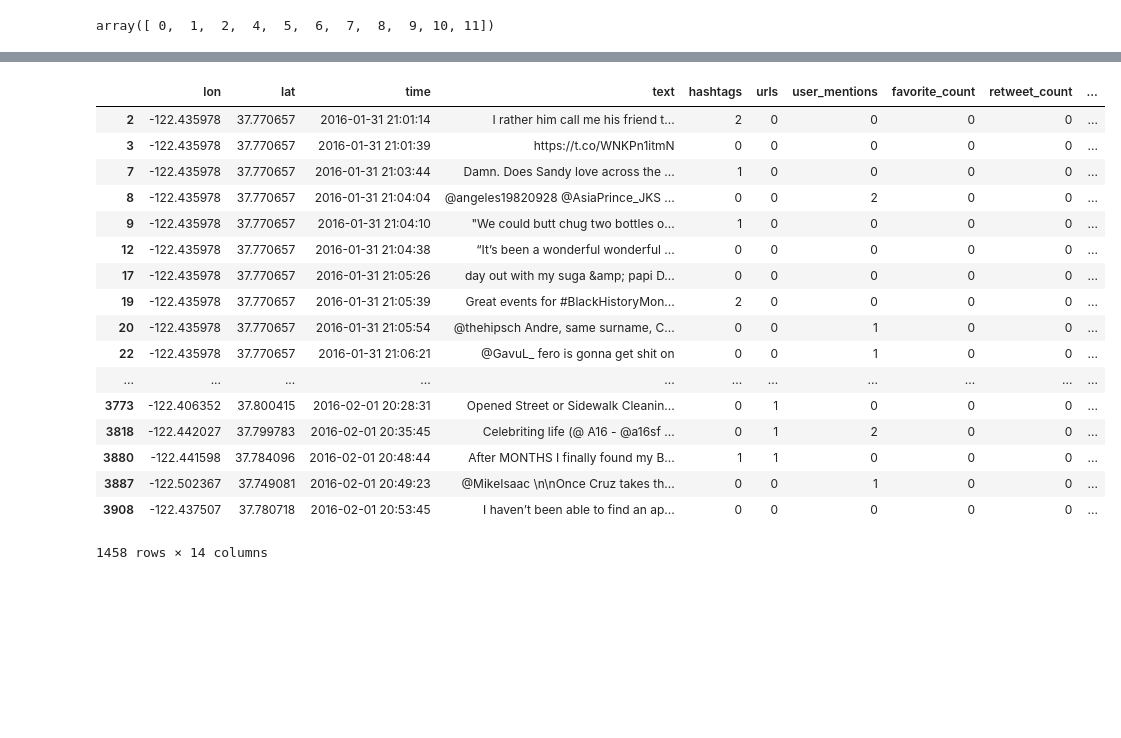
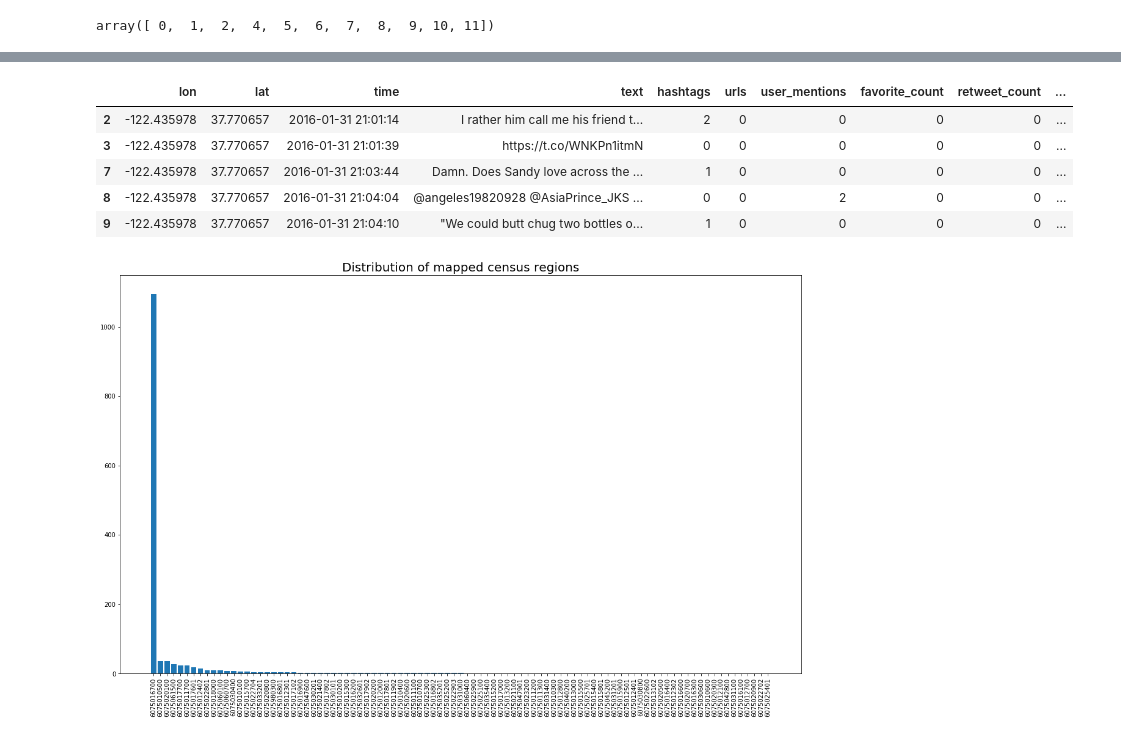
Before and after one commit to sakoki/Rushhour, a Jupyter notebook: code/playground/tweet_mapper.ipynb, the cells around one changed output, grey strips where cells are left out. Cells and saved outputs as stored; diff of their text form; code cells hidden in the pictures; blank space fills up the shorter version.

Commit message:
script for processing tweet features

```diff
--- a/code/playground/tweet_mapper.ipynb
+++ b/code/playground/tweet_mapper.ipynb
@@ -158,14 +159,14 @@ cols
 array([ 0,  1,  2,  4,  5,  6,  7,  8,  9, 10, 11])
 # %%
 # Test
-tweet_coordinate_mapper(shp_file=shp_file,
-                        input_dir=input_dir,
-                        output_dir=output_dir,
-                        file_name="tweet_2016_02_01.csv",
-                        columns=cols,
-                        col_time="time",
-                        zone="US/Pacific")
+test = tweet_coordinate_mapper(shp_file=shp_file,
+                               input_dir=input_dir,
+                               output_dir=output_dir,
+                               file_name="tweet_2016_02_01.csv",
+                               columns=cols,
+                               col_time="time",
+                               zone="US/Pacific")
 
-tweet_coordinate_mapper.head()
+test.head()
 # %% [output]
 Running tweet_coordinate_mapper...
@@ -173,18 +175,16 @@ Finished in 1.5909s
 |  | lon | lat | time | text | hashtags | urls | user_mentions | favorite_count | retweet_count | ... |
 | 2 | -122.435978 | 37.770657 | 2016-01-31 21:01:14 | I rather him call me his friend t... | 2 | 0 | 0 | 0 | 0 | ... |
 | 3 | -122.435978 | 37.770657 | 2016-01-31 21:01:39 | https://t.co/WNKPn1itmN | 0 | 0 | 0 | 0 | 0 | ... |
 | 7 | -122.435978 | 37.770657 | 2016-01-31 21:03:44 | Damn. Does Sandy love across the ... | 1 | 0 | 0 | 0 | 0 | ... |
 | 8 | -122.435978 | 37.770657 | 2016-01-31 21:04:04 | @angeles19820928 @AsiaPrince_JKS ... | 0 | 0 | 2 | 0 | 0 | ... |
 | 9 | -122.435978 | 37.770657 | 2016-01-31 21:04:10 | "We could butt chug two bottles o... | 1 | 0 | 0 | 0 | 0 | ... |
-| 12 | -122.435978 | 37.770657 | 2016-01-31 21:04:38 | “It’s been a wonderful wonderful ... | 0 | 0 | 0 | 0 | 0 | ... |
-| 17 | -122.435978 | 37.770657 | 2016-01-31 21:05:26 | day out with my suga &amp; papi D... | 0 | 0 | 0 | 0 | 0 | ... |
-| 19 | -122.435978 | 37.770657 | 2016-01-31 21:05:39 | Great events for #BlackHistoryMon... | 2 | 0 | 0 | 0 | 0 | ... |
-| 20 | -122.435978 | 37.770657 | 2016-01-31 21:05:54 | @thehipsch Andre, same surname, C... | 0 | 0 | 1 | 0 | 0 | ... |
-| 22 | -122.435978 | 37.770657 | 2016-01-31 21:06:21 | @GavuL_ fero is gonna get shit on | 0 | 0 | 1 | 0 | 0 | ... |
-| ... | ... | ... | ... | ... | ... | ... | ... | ... | ... | ... |
-| 3773 | -122.406352 | 37.800415 | 2016-02-01 20:28:31 | Opened Street or Sidewalk Cleanin... | 0 | 1 | 0 | 0 | 0 | ... |
-| 3818 | -122.442027 | 37.799783 | 2016-02-01 20:35:45 | Celebriting life (@ A16 - @a16sf ... | 0 | 1 | 2 | 0 | 0 | ... |
-| 3880 | -122.441598 | 37.784096 | 2016-02-01 20:48:44 | After MONTHS I finally found my B... | 1 | 1 | 0 | 0 | 0 | ... |
-| 3887 | -122.502367 | 37.749081 | 2016-02-01 20:49:23 | @MikeIsaac \n\nOnce Cruz takes th... | 0 | 0 | 1 | 0 | 0 | ... |
-| 3908 | -122.437507 | 37.780718 | 2016-02-01 20:53:45 | I haven’t been able to find an ap... | 0 | 0 | 0 | 0 | 0 | ... |
-1458 rows × 14 columns
+# %%
+x = [str(x) for x in test['geoid10'].value_counts().index]
+y = test['geoid10'].value_counts().values
+plt.figure(1, figsize=(20,12))
+plt.bar(x, y)
+plt.title("Distribution of mapped census regions", fontsize=20)
+plt.xticks(rotation=90)
+plt.show()
+# %% [output]
+[figure, added]
```
Also changed, not shown: parts of 42 cells of this notebook, 2 other files.
